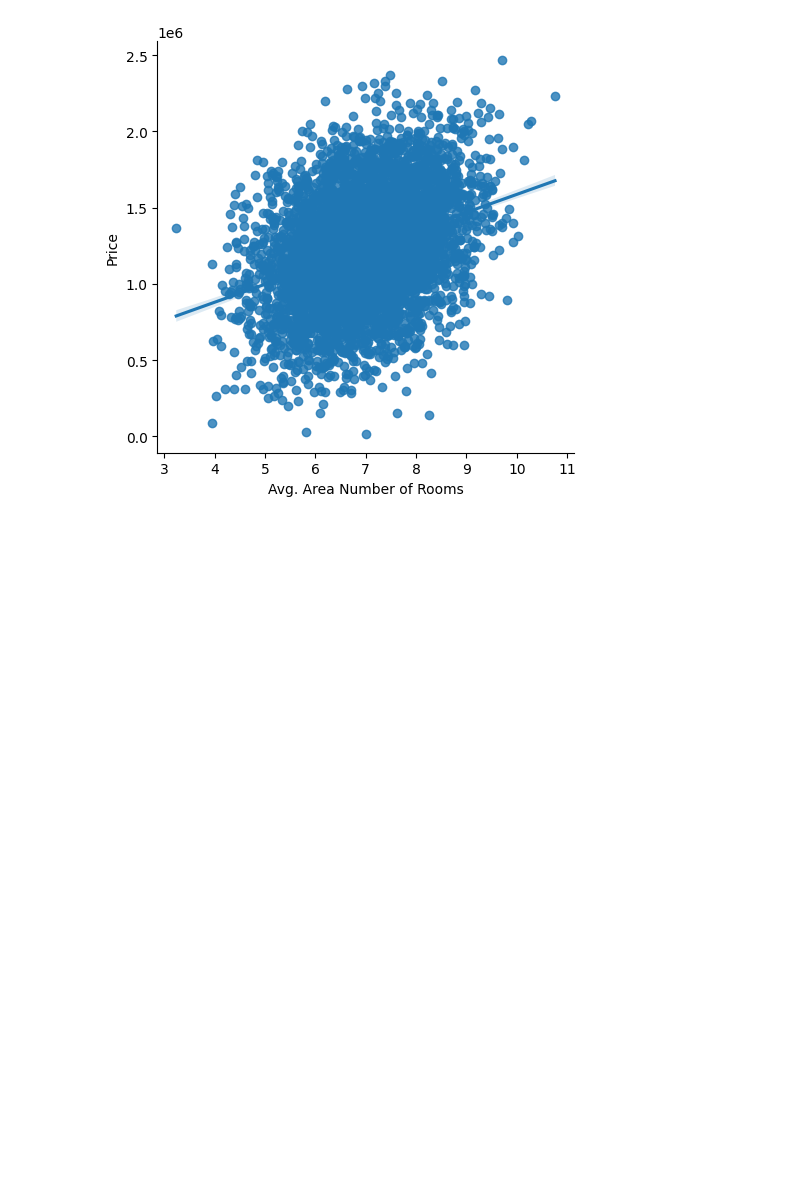
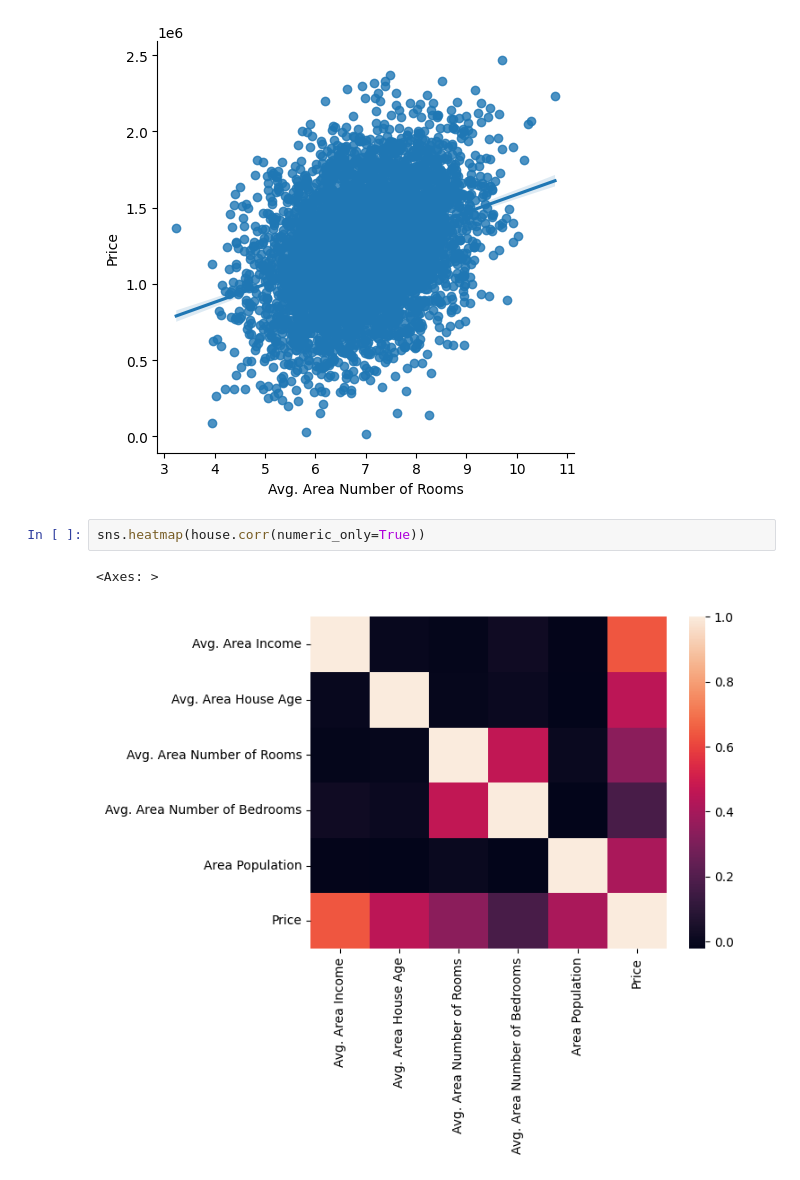
Before and after one commit to MUHAMMEDQULIYEV/Machine_Learning, a Jupyter notebook: LearnLinearRegression/learn1.ipynb, the cells around one changed output. Drawn from its saved outputs; the diff is of its cells as text; blank space fills up the shorter version.

```diff
--- a/LearnLinearRegression/learn1.ipynb
+++ b/LearnLinearRegression/learn1.ipynb
@@ -78,3 +78,8 @@ sns.lmplot(house,x='Avg. Area Number of Rooms',y='Price')
 # %% [output]
 <seaborn.axisgrid.FacetGrid at 0x...>
 [figure]
+# %%
+sns.heatmap(house.corr(numeric_only=True))
+# %% [output]
+<Axes: >
+[figure, added]
```
Also changed, not shown: parts of 4 cells of this notebook.
